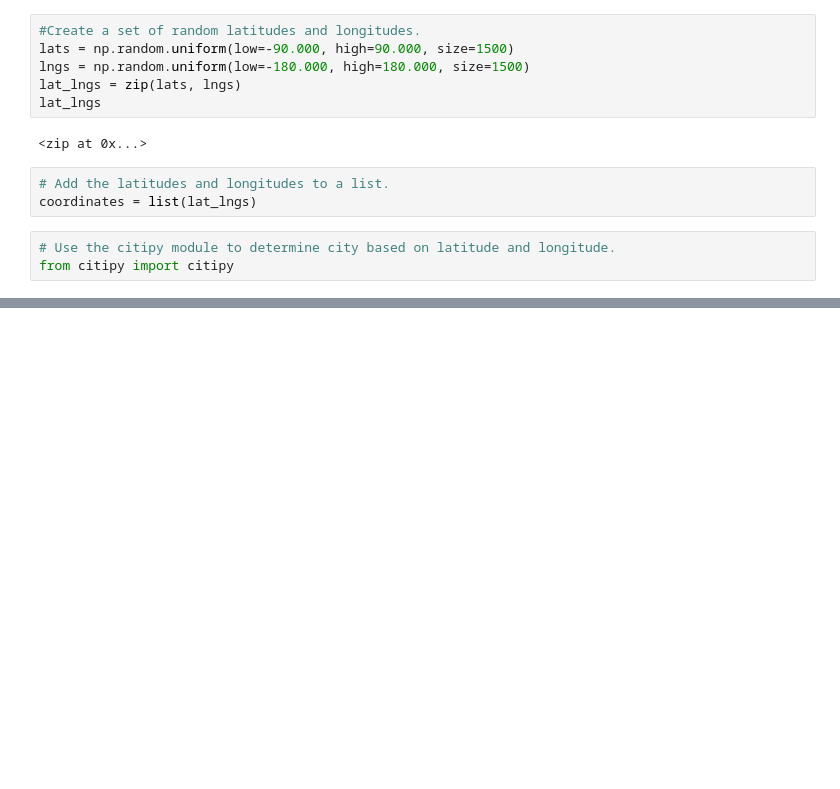
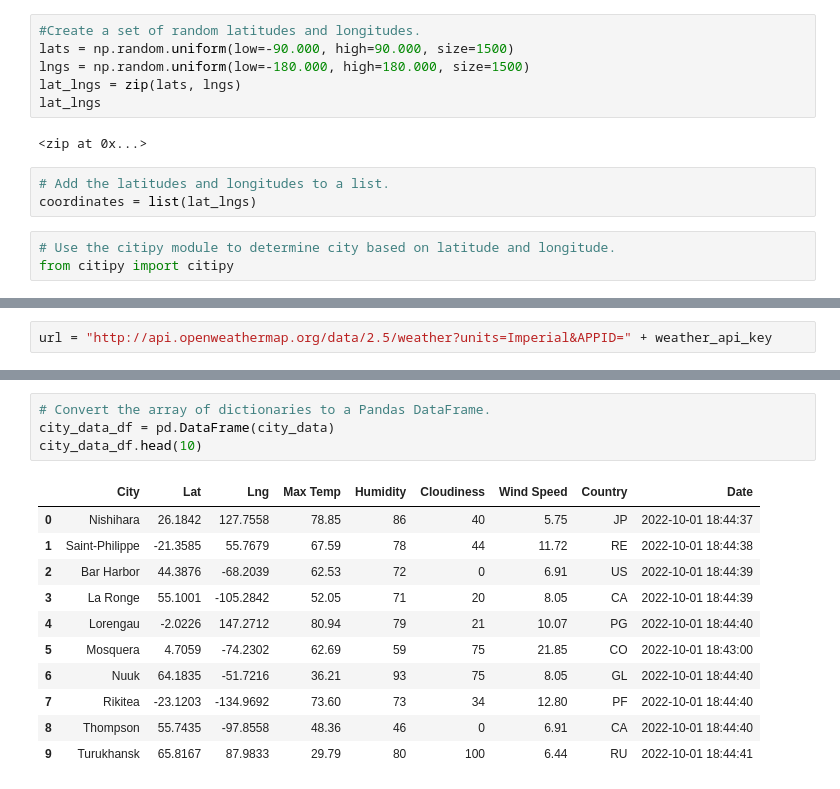
Before and after one commit to MangatH/World_Weather_Analysis, a Jupyter notebook: WeatherPy.ipynb, the cells around one changed output, grey strips where cells are left out. Saved outputs shown, nothing was run; the diff lists cells and outputs as text; blank space fills up the shorter version.

Commit message:
Adding .gitignore and WeatherPy.ipynb

```diff
--- a/WeatherPy.ipynb
+++ b/WeatherPy.ipynb
@@ -33,0 +40,2 @@ len(cities)
+# %%
+url = "http://api.openweathermap.org/data/2.5/weather?units=Imperial&APPID=" + weather_api_key
@@ -33,0 +125,16 @@ len(cities)
+# %%
+# Convert the array of dictionaries to a Pandas DataFrame.
+city_data_df = pd.DataFrame(city_data)
+city_data_df.head(10)
+# %% [output]
+|  | City | Lat | Lng | Max Temp | Humidity | Cloudiness | Wind Speed | Country | Date |
+| 0 | Nishihara | 26.1842 | 127.7558 | 78.85 | 86 | 40 | 5.75 | JP | 2022-10-01 18:44:37 |
+| 1 | Saint-Philippe | -21.3585 | 55.7679 | 67.59 | 78 | 44 | 11.72 | RE | 2022-10-01 18:44:38 |
+| 2 | Bar Harbor | 44.3876 | -68.2039 | 62.53 | 72 | 0 | 6.91 | US | 2022-10-01 18:44:39 |
+| 3 | La Ronge | 55.1001 | -105.2842 | 52.05 | 71 | 20 | 8.05 | CA | 2022-10-01 18:44:39 |
+| 4 | Lorengau | -2.0226 | 147.2712 | 80.94 | 79 | 21 | 10.07 | PG | 2022-10-01 18:44:40 |
+| 5 | Mosquera | 4.7059 | -74.2302 | 62.69 | 59 | 75 | 21.85 | CO | 2022-10-01 18:43:00 |
+| 6 | Nuuk | 64.1835 | -51.7216 | 36.21 | 93 | 75 | 8.05 | GL | 2022-10-01 18:44:40 |
+| 7 | Rikitea | -23.1203 | -134.9692 | 73.60 | 73 | 34 | 12.80 | PF | 2022-10-01 18:44:40 |
+| 8 | Thompson | 55.7435 | -97.8558 | 48.36 | 46 | 0 | 6.91 | CA | 2022-10-01 18:44:40 |
+| 9 | Turukhansk | 65.8167 | 87.9833 | 29.79 | 80 | 100 | 6.44 | RU | 2022-10-01 18:44:41 |
```
Also changed, not shown: parts of 10 cells of this notebook, 1 other file.
